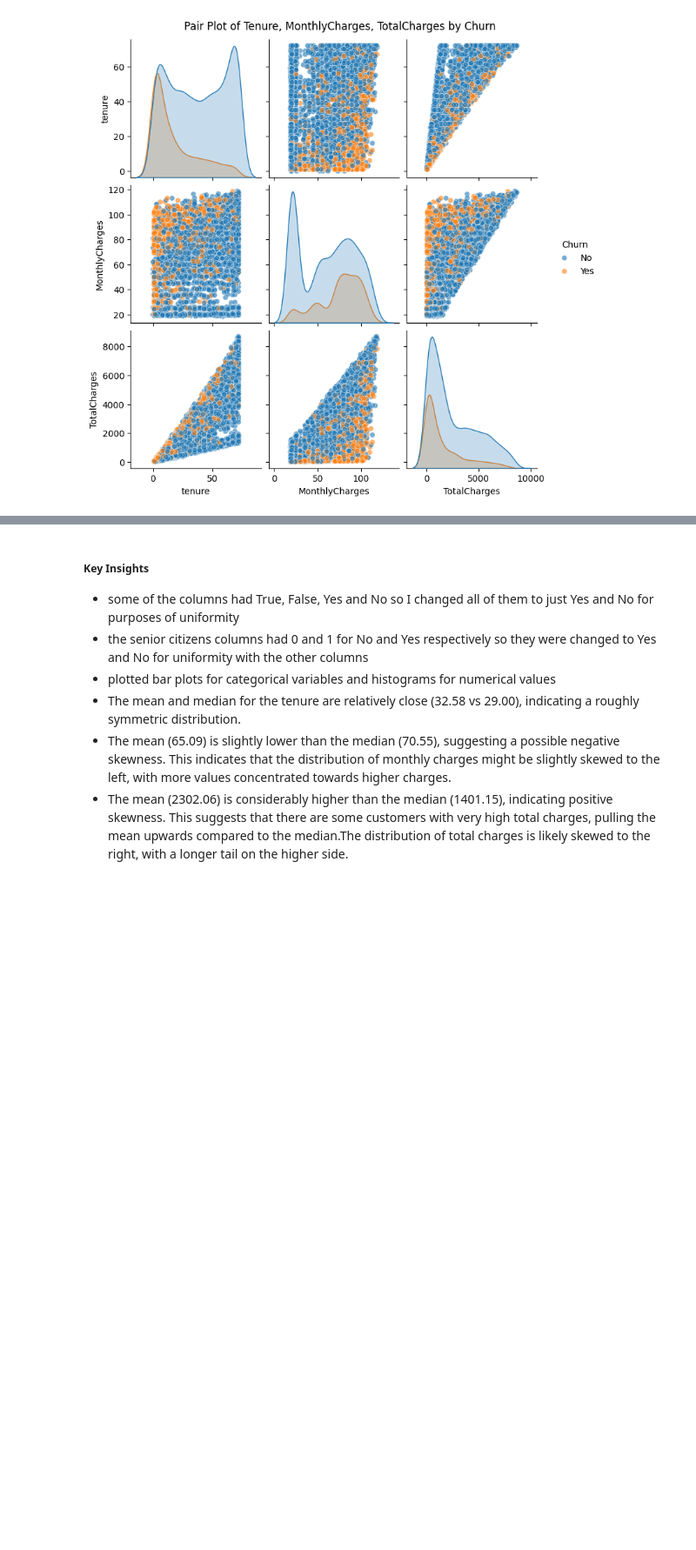
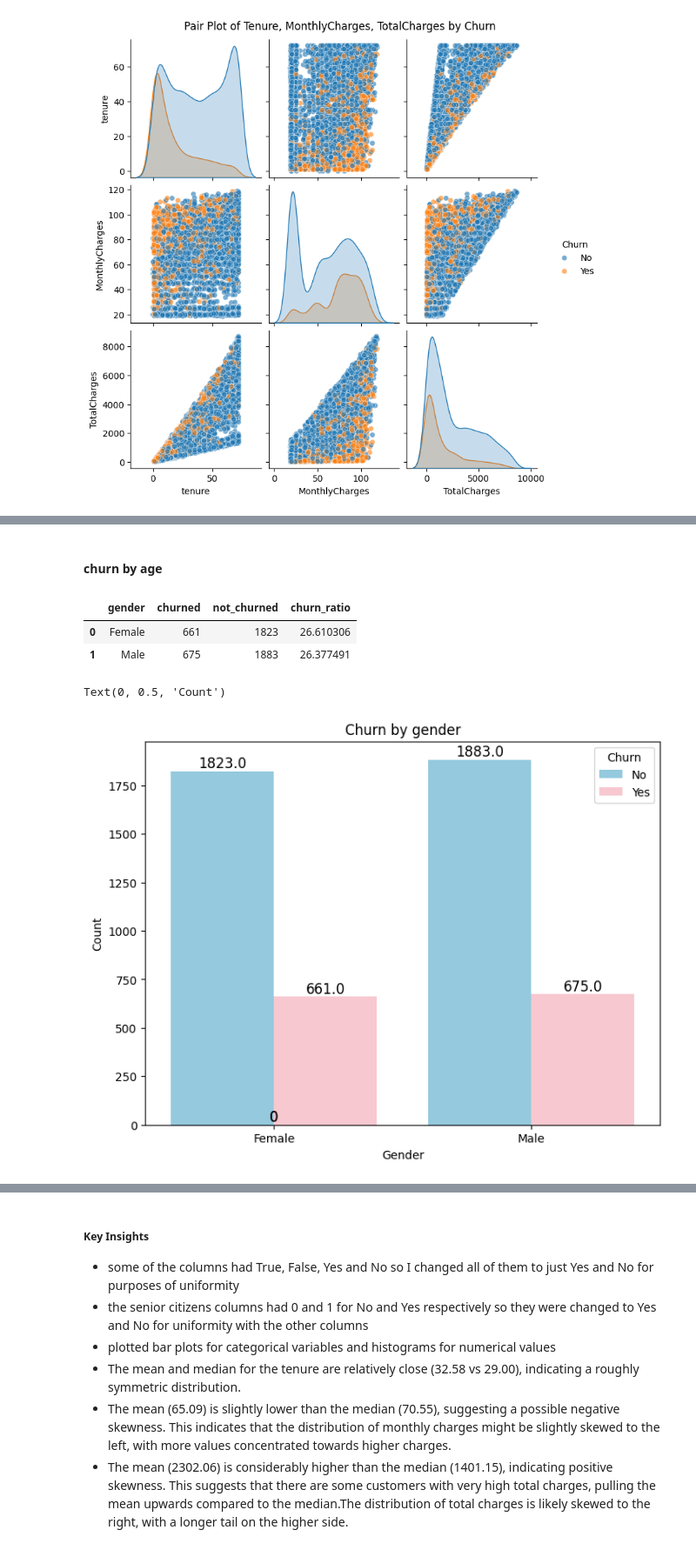
Before and after one commit to lizjelimo/Churn-Analysis, a Jupyter notebook: notebooks/main.ipynb, the cells around one changed output, grey strips where cells are left out. Shown at 87% size. Saved outputs shown, nothing was run; the diff lists cells and outputs as text; code cells hidden in the pictures; blank space fills up the shorter version.

```diff
--- a/notebooks/main.ipynb
+++ b/notebooks/main.ipynb
@@ -399,0 +415,27 @@ plt.show()
+# %% [markdown]
+#### **churn by age**
+# %%
+gender_by_churn = merged_training_dataset.groupby('gender')['Churn'].agg(
+    churned = lambda x : (x == 'Yes').sum(),
+    not_churned = lambda x : (x == 'No').sum(),
+    churn_ratio = lambda x : ((x == 'Yes').sum()/x.size)* 100
+).reset_index()
+
+
+gender_by_churn
+# %% [output]
+|  | gender | churned | not_churned | churn_ratio |
+| 0 | Female | 661 | 1823 | 26.610306 |
+| 1 | Male | 675 | 1883 | 26.377491 |
+# %%
+plt.figure(figsize = (8,6))
+ax = sns.countplot( data=merged_training_dataset, x='gender', hue = 'Churn', palette={'Yes': 'pink', 'No': 'skyblue'} )
+for p in ax.patches:
+    height = p.get_height()
+    ax.annotate(f'{height}', (p.get_x() + p.get_width() / 2., height), ha='center', va='bottom', fontsize=12)
+plt.title('Churn by gender')
+plt.xlabel('Gender')
+plt.ylabel('Count')
+# %% [output]
+Text(0, 0.5, 'Count')
+[figure, added]
```
Also changed, not shown: parts of 40 cells of this notebook.
